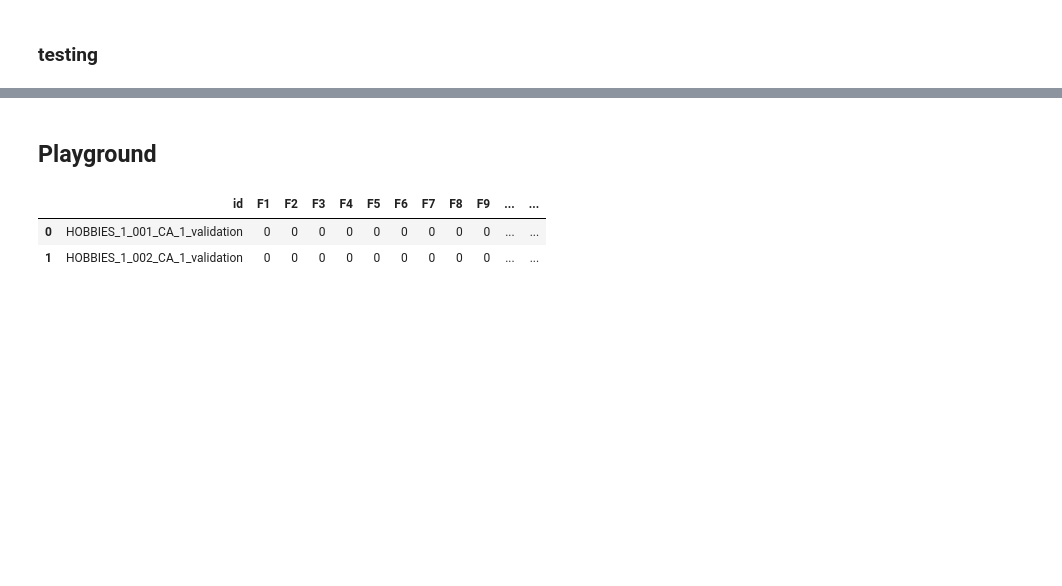
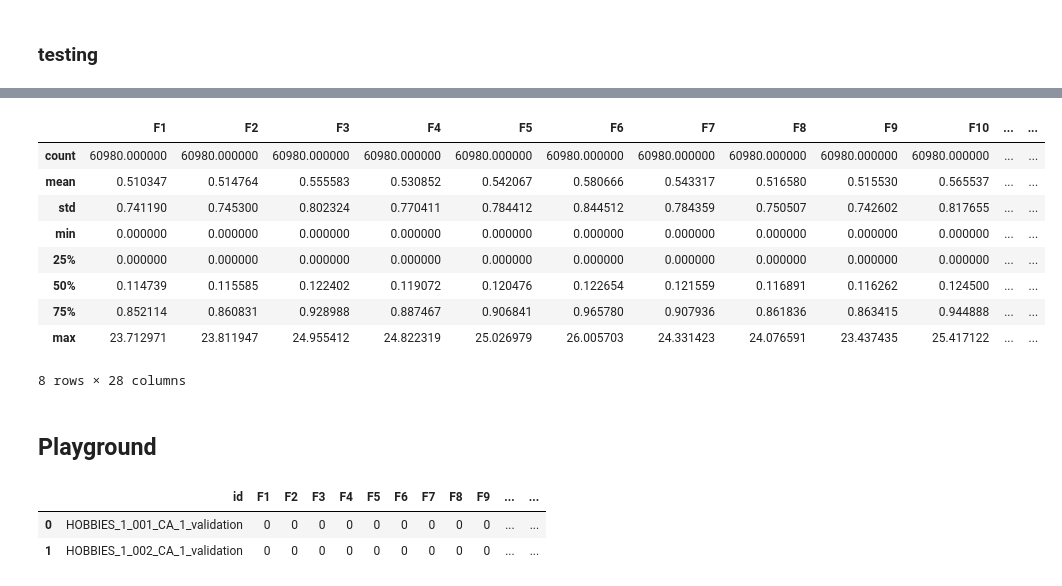
Before and after one commit to achinta/machine-learning, a Jupyter notebook: kaggle/m5-forecasting-accuracy/m5_data.ipynb, the cells around one changed output, grey strips where cells are left out. Cells and saved outputs as stored; diff of their text form; code cells hidden in the pictures; blank space fills up the shorter version.

```diff
--- a/kaggle/m5-forecasting-accuracy/m5_data.ipynb
+++ b/kaggle/m5-forecasting-accuracy/m5_data.ipynb
@@ -581,3 +592,14 @@ yhat.shape:  (30490, 28)
 5 rows × 29 columns
 # %%
-preds.describe()
+out_df.describe()
+# %% [output]
+|  | F1 | F2 | F3 | F4 | F5 | F6 | F7 | F8 | F9 | F10 | ... | ... |
+| count | 60980.000000 | 60980.000000 | 60980.000000 | 60980.000000 | 60980.000000 | 60980.000000 | 60980.000000 | 60980.000000 | 60980.000000 | 60980.000000 | ... | ... |
+| mean | 0.510347 | 0.514764 | 0.555583 | 0.530852 | 0.542067 | 0.580666 | 0.543317 | 0.516580 | 0.515530 | 0.565537 | ... | ... |
+| std | 0.741190 | 0.745300 | 0.802324 | 0.770411 | 0.784412 | 0.844512 | 0.784359 | 0.750507 | 0.742602 | 0.817655 | ... | ... |
+| min | 0.000000 | 0.000000 | 0.000000 | 0.000000 | 0.000000 | 0.000000 | 0.000000 | 0.000000 | 0.000000 | 0.000000 | ... | ... |
+| 25% | 0.000000 | 0.000000 | 0.000000 | 0.000000 | 0.000000 | 0.000000 | 0.000000 | 0.000000 | 0.000000 | 0.000000 | ... | ... |
+| 50% | 0.114739 | 0.115585 | 0.122402 | 0.119072 | 0.120476 | 0.122654 | 0.121559 | 0.116891 | 0.116262 | 0.124500 | ... | ... |
+| 75% | 0.852114 | 0.860831 | 0.928988 | 0.887467 | 0.906841 | 0.965780 | 0.907936 | 0.861836 | 0.863415 | 0.944888 | ... | ... |
+| max | 23.712971 | 23.811947 | 24.955412 | 24.822319 | 25.026979 | 26.005703 | 24.331423 | 24.076591 | 23.437435 | 25.417122 | ... | ... |
+8 rows × 28 columns
```
Also changed, not shown: parts of 11 cells of this notebook.
